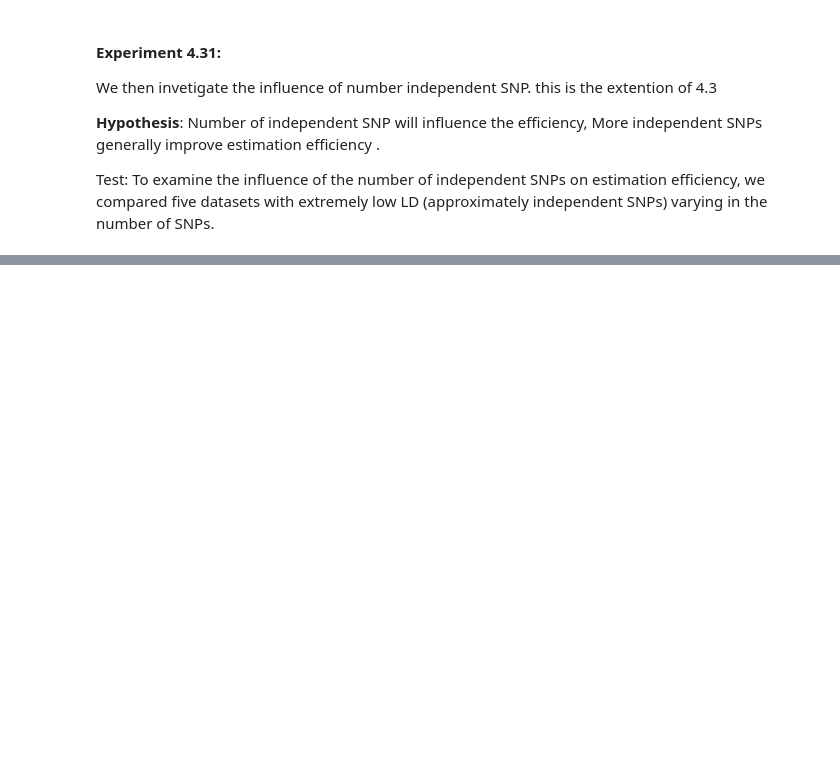
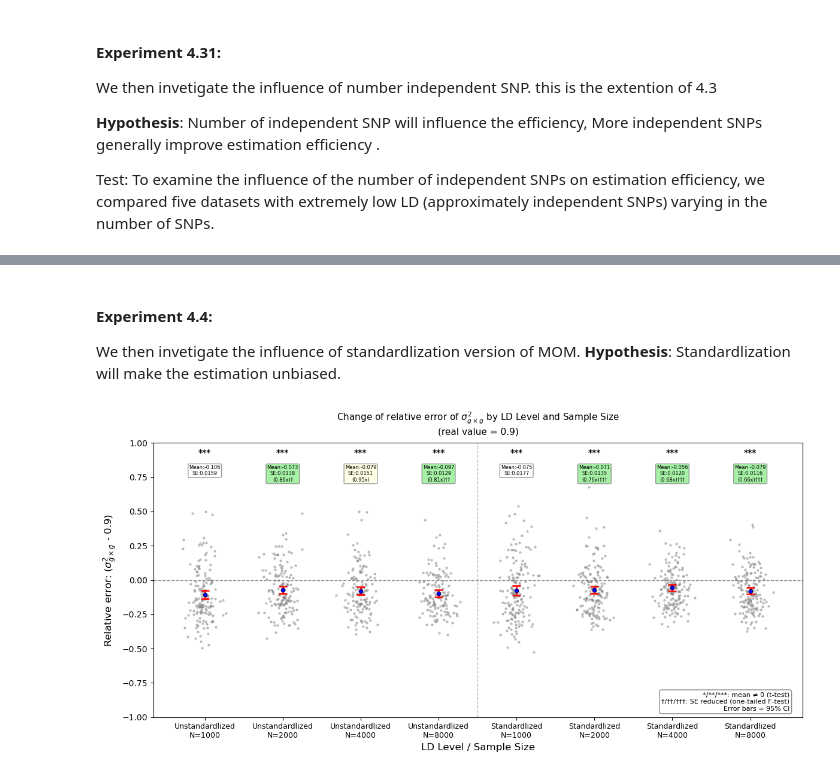
Before and after one commit to border-lab/Full-gene-level-GxG-Estimation, a Jupyter notebook: Experiments/solve_ContiguousSNP.ipynb, the cells around one changed output, grey strips where cells are left out. Cells and saved outputs as stored; diff of their text form; code cells hidden in the pictures; blank space fills up the shorter version.

```diff
--- a/Experiments/solve_ContiguousSNP.ipynb
+++ b/Experiments/solve_ContiguousSNP.ipynb
@@ -454,0 +499,20 @@ Test: To examine the influence of the number of independent SNPs on estimation e
+# %% [markdown]
+#### **Experiment 4.4**:
+We then invetigate the influence of standardlization version of MOM.
+**Hypothesis**: Standardlization will make the estimation unbiased.
+# %%
+individual_sizes = [1000, 2000, 4000, 8000]
+x_labels = ["Unstandardlized", "Standardlized"]
+plot_relative_error_across_groups_combined(
+    highLD_largeDataset_allVariants,
+    highLD_largeDataset_allVariants_standard,
+    x_labels=x_labels,
+    individual_sizes=individual_sizes,
+    col_num=0,
+    real_value=0.9,
+    ymin=-1,
+    ymax=1,
+    x_axis_name="LD Level"
+)
+# %% [output]
+[figure, added]
```
Also changed, not shown: parts of 2 cells of this notebook, 10 other files.
